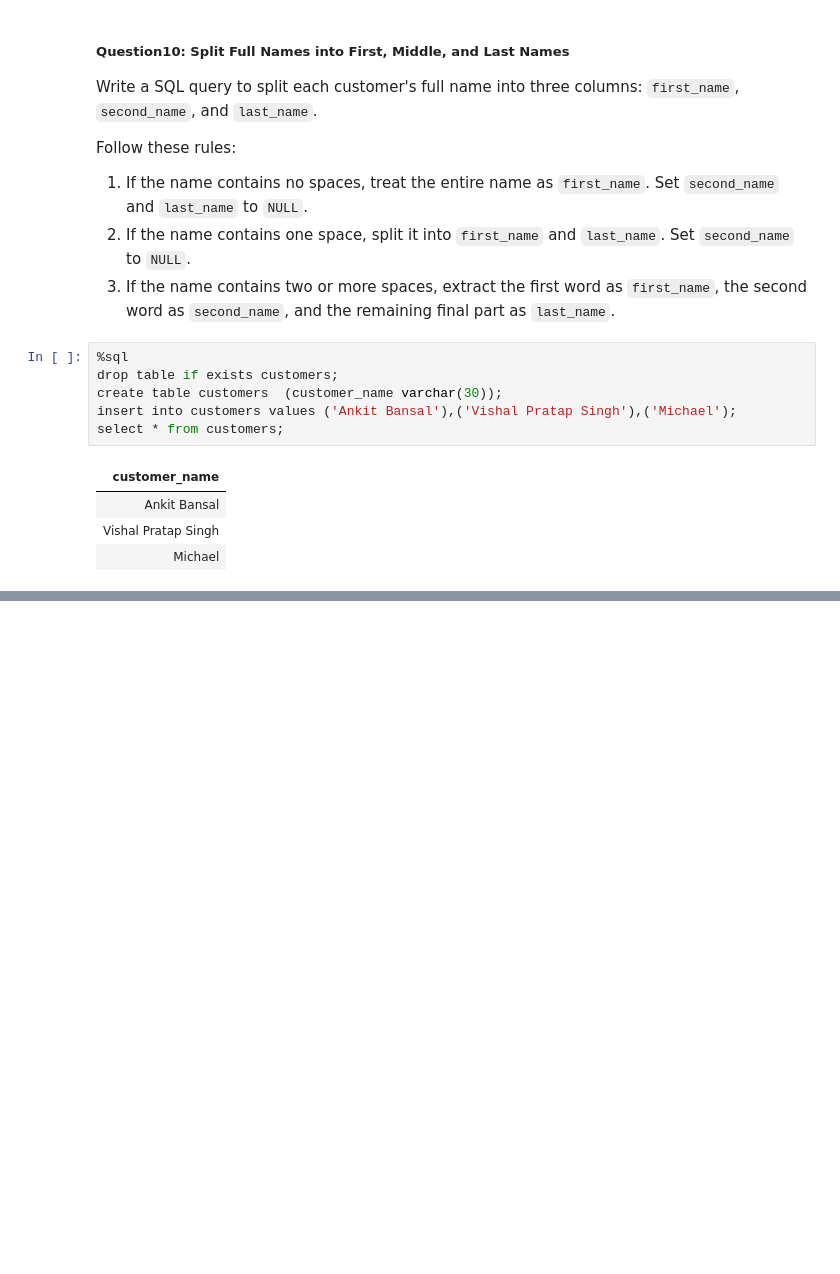
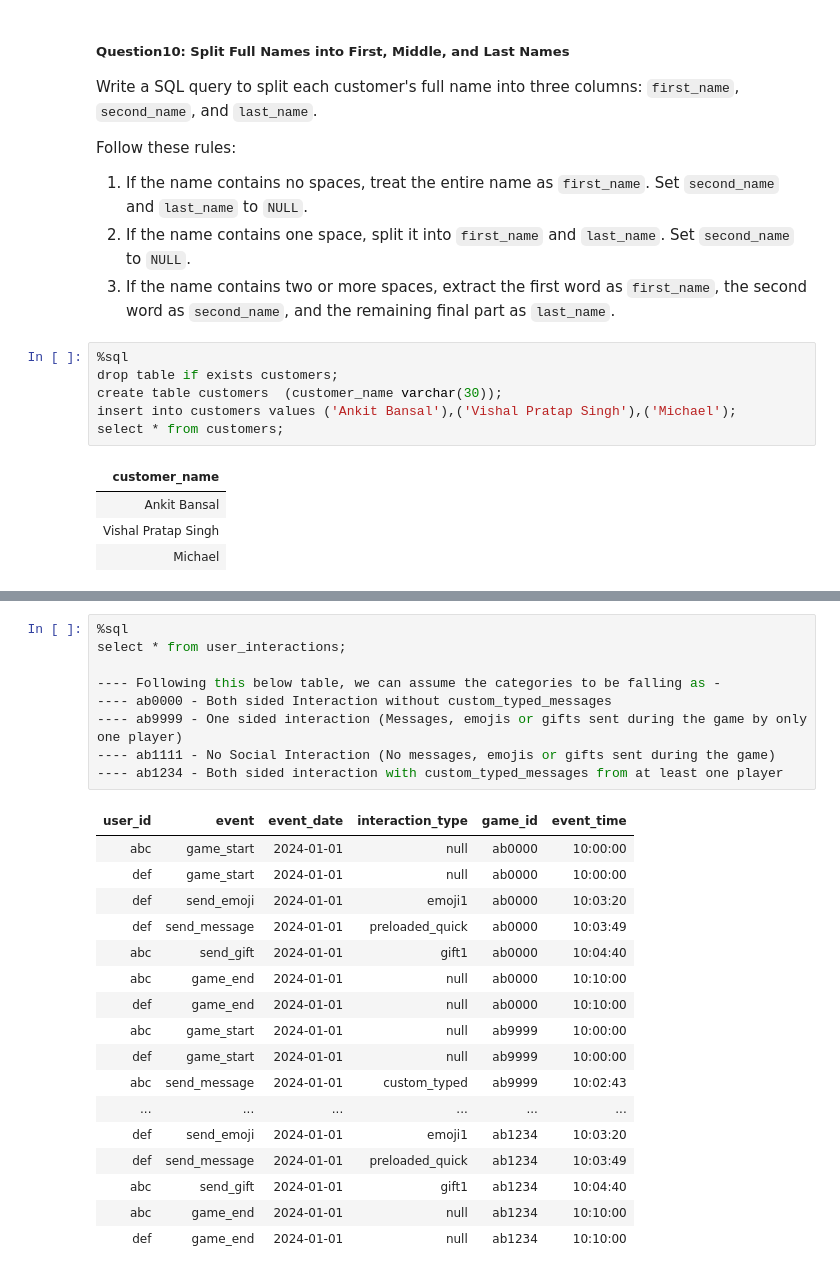
Before and after one commit to Rupam-1/SQL-Pyspark-practise_youtube, a Jupyter notebook: 06. SQL - Part4.ipynb, the cells around one changed output, grey strips where cells are left out. Cells and saved outputs as stored; diff of their text form; blank space fills up the shorter version.

```diff
--- a/06. SQL - Part4.ipynb
+++ b/06. SQL - Part4.ipynb
@@ -900,0 +950,27 @@ from cte
+# %%
+%sql
+select * from user_interactions;
+
+---- Following this below table, we can assume the categories to be falling as -
+---- ab0000 - Both sided Interaction without custom_typed_messages
+---- ab9999 - One sided interaction (Messages, emojis or gifts sent during the game by only one player)
+---- ab1111 - No Social Interaction (No messages, emojis or gifts sent during the game)
+---- ab1234 - Both sided interaction with custom_typed_messages from at least one player
+# %% [output]
+| user_id | event | event_date | interaction_type | game_id | event_time |
+| abc | game_start | 2024-01-01 | null | ab0000 | 10:00:00 |
+| def | game_start | 2024-01-01 | null | ab0000 | 10:00:00 |
+| def | send_emoji | 2024-01-01 | emoji1 | ab0000 | 10:03:20 |
+| def | send_message | 2024-01-01 | preloaded_quick | ab0000 | 10:03:49 |
+| abc | send_gift | 2024-01-01 | gift1 | ab0000 | 10:04:40 |
+| abc | game_end | 2024-01-01 | null | ab0000 | 10:10:00 |
+| def | game_end | 2024-01-01 | null | ab0000 | 10:10:00 |
+| abc | game_start | 2024-01-01 | null | ab9999 | 10:00:00 |
+| def | game_start | 2024-01-01 | null | ab9999 | 10:00:00 |
+| abc | send_message | 2024-01-01 | custom_typed | ab9999 | 10:02:43 |
+| ... | ... | ... | ... | ... | ... |
+| def | send_emoji | 2024-01-01 | emoji1 | ab1234 | 10:03:20 |
+| def | send_message | 2024-01-01 | preloaded_quick | ab1234 | 10:03:49 |
+| abc | send_gift | 2024-01-01 | gift1 | ab1234 | 10:04:40 |
+| abc | game_end | 2024-01-01 | null | ab1234 | 10:10:00 |
+| def | game_end | 2024-01-01 | null | ab1234 | 10:10:00 |
```
Also changed, not shown: parts of 3 cells of this notebook.
